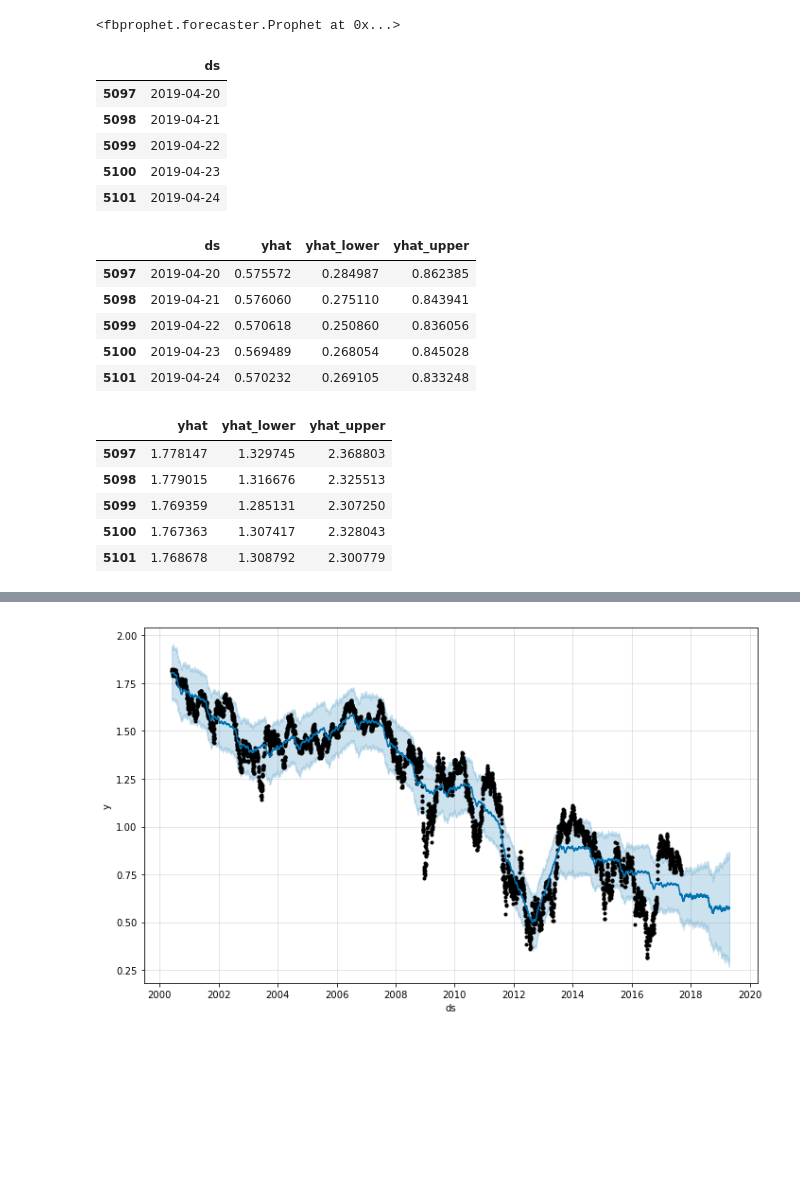
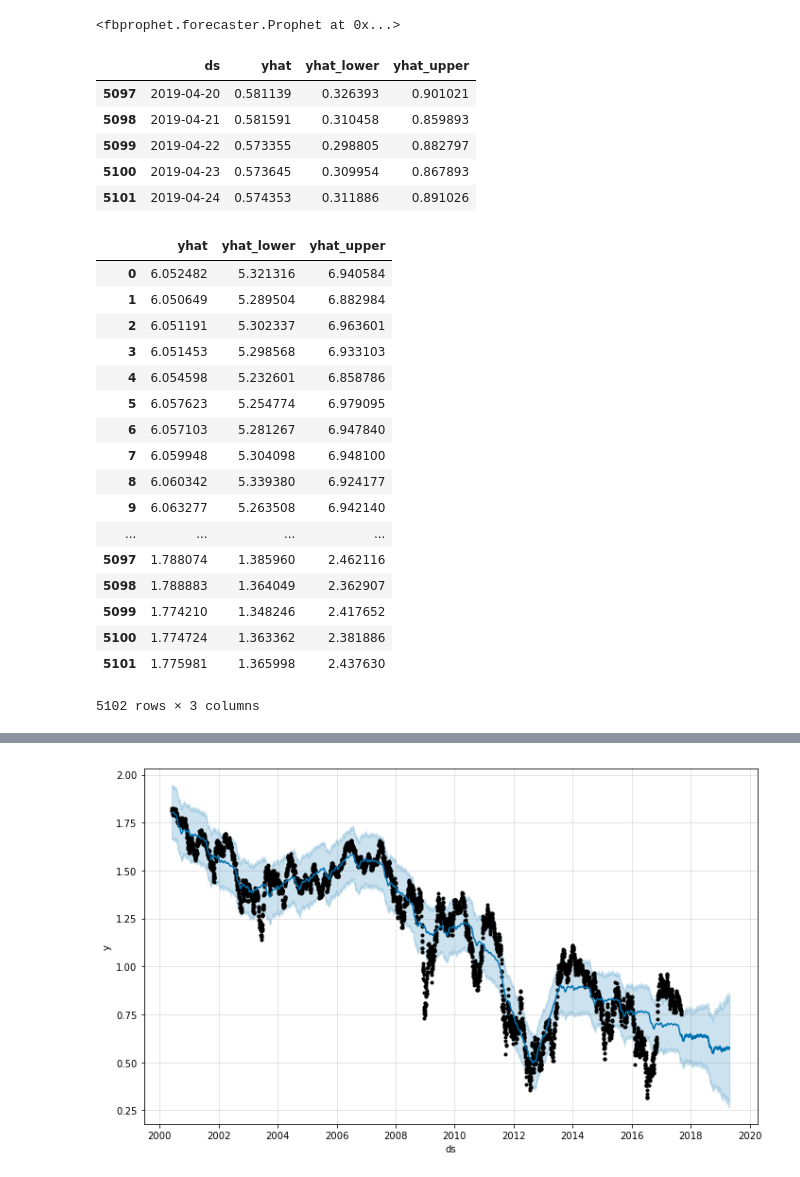
Before and after one commit to po9mhjrdb/ProphetTutorial, a Jupyter notebook: ProphetTutorial.ipynb, the cells around one changed output, grey strips where cells are left out. Cells and saved outputs as stored; diff of their text form; code cells hidden in the pictures; blank space fills up the shorter version.

```diff
--- a/ProphetTutorial.ipynb
+++ b/ProphetTutorial.ipynb
@@ -5,0 +5,3 @@ plt.show()
+# %%
+df = pd.read_csv('./output/output.csv')
+event = pd.read_csv('./output/event.csv')
@@ -14,35 +25,38 @@ model.fit(df)
 # %%
 #1years = 200days
 future_df = model.make_future_dataframe(200*3)
-
-future_df.tail()
-# %% [output]
-|  | ds |
-| 5097 | 2019-04-20 |
-| 5098 | 2019-04-21 |
-| 5099 | 2019-04-22 |
-| 5100 | 2019-04-23 |
-| 5101 | 2019-04-24 |
 # %%
 #add columns yhat_lower,yhat_upper
 forecast_df = model.predict(future_df)
 forecast_df[['ds','yhat','yhat_lower','yhat_upper']].tail()
 # %% [output]
 |  | ds | yhat | yhat_lower | yhat_upper |
-| 5097 | 2019-04-20 | 0.575572 | 0.284987 | 0.862385 |
-| 5098 | 2019-04-21 | 0.576060 | 0.275110 | 0.843941 |
-| 5099 | 2019-04-22 | 0.570618 | 0.250860 | 0.836056 |
-| 5100 | 2019-04-23 | 0.569489 | 0.268054 | 0.845028 |
-| 5101 | 2019-04-24 | 0.570232 | 0.269105 | 0.833248 |
+| 5097 | 2019-04-20 | 0.581139 | 0.326393 | 0.901021 |
+| 5098 | 2019-04-21 | 0.581591 | 0.310458 | 0.859893 |
+| 5099 | 2019-04-22 | 0.573355 | 0.298805 | 0.882797 |
+| 5100 | 2019-04-23 | 0.573645 | 0.309954 | 0.867893 |
+| 5101 | 2019-04-24 | 0.574353 | 0.311886 | 0.891026 |
 # %%
-np.exp(forecast_df[['yhat','yhat_lower','yhat_upper']].tail())
+np.exp(forecast_df[['yhat','yhat_lower','yhat_upper']])
 # %% [output]
 |  | yhat | yhat_lower | yhat_upper |
-| 5097 | 1.778147 | 1.329745 | 2.368803 |
-| 5098 | 1.779015 | 1.316676 | 2.325513 |
-| 5099 | 1.769359 | 1.285131 | 2.307250 |
-| 5100 | 1.767363 | 1.307417 | 2.328043 |
-| 5101 | 1.768678 | 1.308792 | 2.300779 |
+| 0 | 6.052482 | 5.321316 | 6.940584 |
+| 1 | 6.050649 | 5.289504 | 6.882984 |
+| 2 | 6.051191 | 5.302337 | 6.963601 |
+| 3 | 6.051453 | 5.298568 | 6.933103 |
+| 4 | 6.054598 | 5.232601 | 6.858786 |
+| 5 | 6.057623 | 5.254774 | 6.979095 |
+| 6 | 6.057103 | 5.281267 | 6.947840 |
+| 7 | 6.059948 | 5.304098 | 6.948100 |
+| 8 | 6.060342 | 5.339380 | 6.924177 |
+| 9 | 6.063277 | 5.263508 | 6.942140 |
+| ... | ... | ... | ... |
+| 5097 | 1.788074 | 1.385960 | 2.462116 |
+| 5098 | 1.788883 | 1.364049 | 2.362907 |
+| 5099 | 1.774210 | 1.348246 | 2.417652 |
+| 5100 | 1.774724 | 1.363362 | 2.381886 |
+| 5101 | 1.775981 | 1.365998 | 2.437630 |
+5102 rows × 3 columns
 # %%
 model.plot(forecast_df)
 # %% [output]
```
Also changed, not shown: parts of 7 cells of this notebook, 2 other files.
